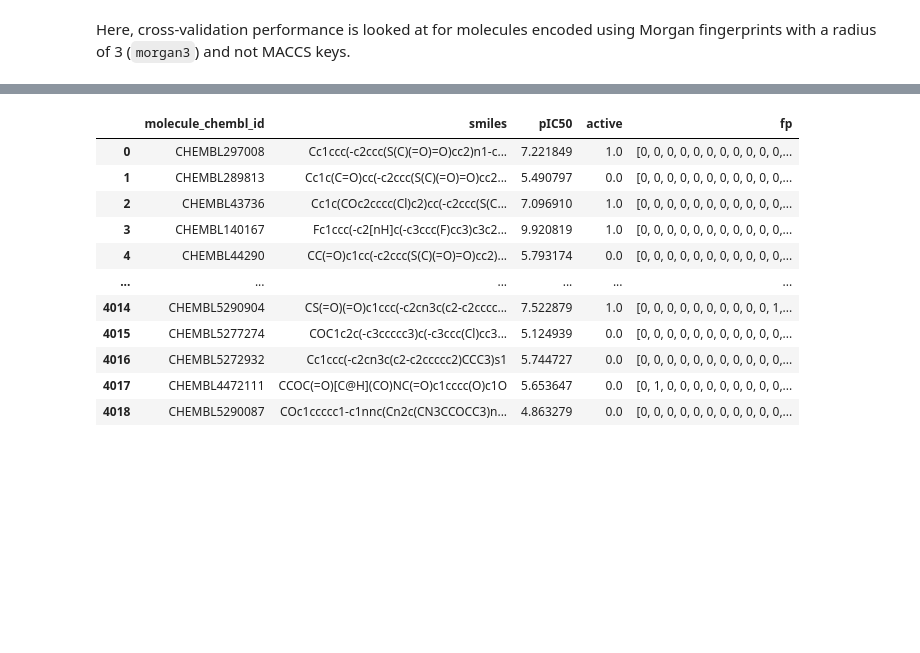
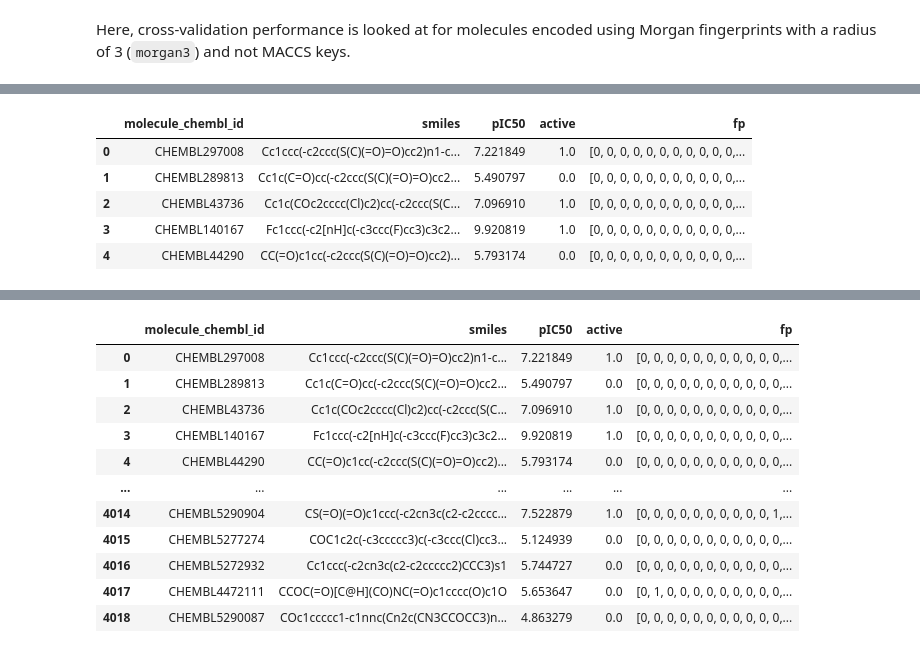
Before and after one commit to wesselporschen/ACMDD_COX2, a Jupyter notebook: Machine_Learning.ipynb, the cells around one changed output, grey strips where cells are left out. Cells and saved outputs as stored; diff of their text form; code cells hidden in the pictures; blank space fills up the shorter version.

```diff
--- a/Machine_Learning.ipynb
+++ b/Machine_Learning.ipynb
@@ -1128,4 +1138,13 @@ compound_df.head(3)
 # NBVAL_CHECK_OUTPUT
+# %%
+compound_df.head()
+# %% [output]
+|  | molecule_chembl_id | smiles | pIC50 | active | fp |
+| 0 | CHEMBL297008 | Cc1ccc(-c2ccc(S(C)(=O)=O)cc2)n1-c... | 7.221849 | 1.0 | [0, 0, 0, 0, 0, 0, 0, 0, 0, 0, 0,... |
+| 1 | CHEMBL289813 | Cc1c(C=O)cc(-c2ccc(S(C)(=O)=O)cc2... | 5.490797 | 0.0 | [0, 0, 0, 0, 0, 0, 0, 0, 0, 0, 0,... |
+| 2 | CHEMBL43736 | Cc1c(COc2cccc(Cl)c2)cc(-c2ccc(S(C... | 7.096910 | 1.0 | [0, 0, 0, 0, 0, 0, 0, 0, 0, 0, 0,... |
+| 3 | CHEMBL140167 | Fc1ccc(-c2[nH]c(-c3ccc(F)cc3)c3c2... | 9.920819 | 1.0 | [0, 0, 0, 0, 0, 0, 0, 0, 0, 0, 0,... |
+| 4 | CHEMBL44290 | CC(=O)c1cc(-c2ccc(S(C)(=O)=O)cc2)... | 5.793174 | 0.0 | [0, 0, 0, 0, 0, 0, 0, 0, 0, 0, 0,... |
 # %%
 for model in models:
     if model["label"] == "Model_SVM":
```
Also changed, not shown: parts of 12 cells of this notebook, 4 other files.
